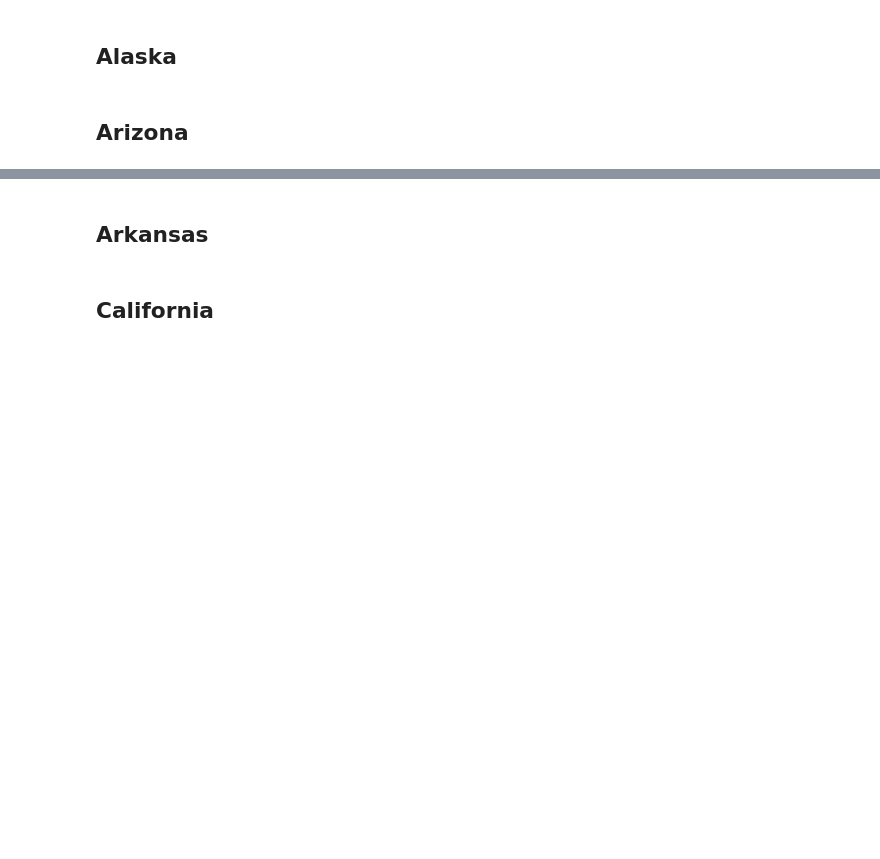
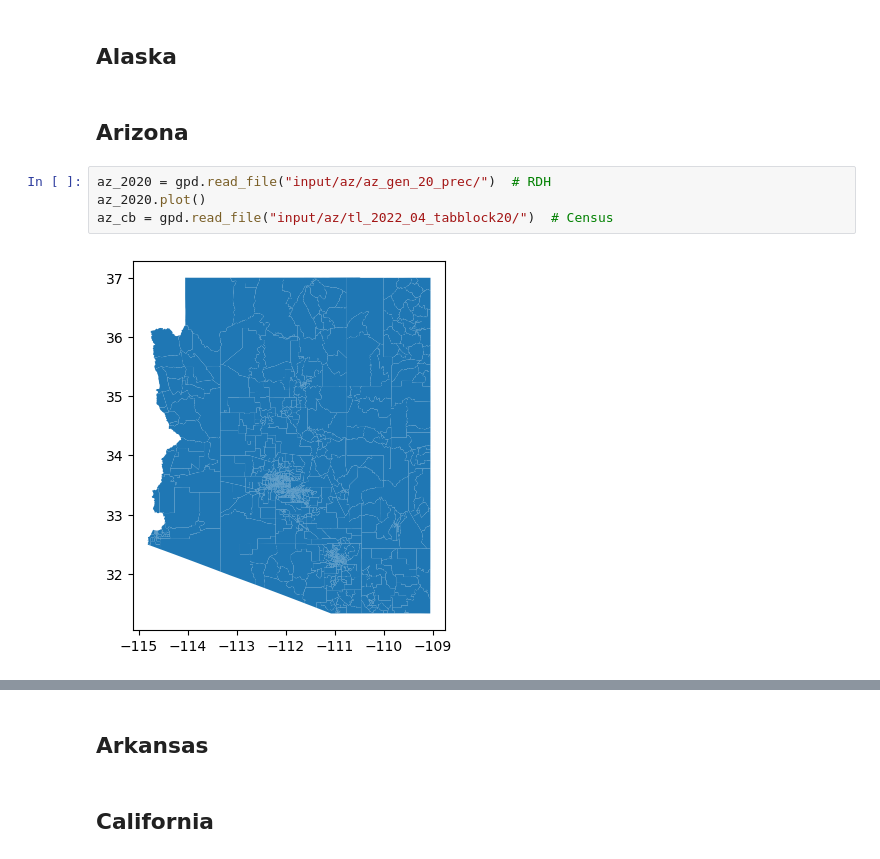
Before and after one commit to yagnesh7/clock-hand-redistricting, a Jupyter notebook: redistricting/data_prep/prepare_states.ipynb, the cells around one changed output, grey strips where cells are left out. Cells and saved outputs as stored; diff of their text form; blank space fills up the shorter version.

```diff
--- a/redistricting/data_prep/prepare_states.ipynb
+++ b/redistricting/data_prep/prepare_states.ipynb
@@ -160,3 +169,9 @@ state_dict = {
 ## Alaska
 # %% [markdown]
 ## Arizona
+# %%
+az_2020 = gpd.read_file("input/az/az_gen_20_prec/")  # RDH
+az_2020.plot()
+az_cb = gpd.read_file("input/az/tl_2022_04_tabblock20/")  # Census
+# %% [output]
+[figure, added]
```
Also changed, not shown: parts of 45 cells of this notebook, 1 other file.
